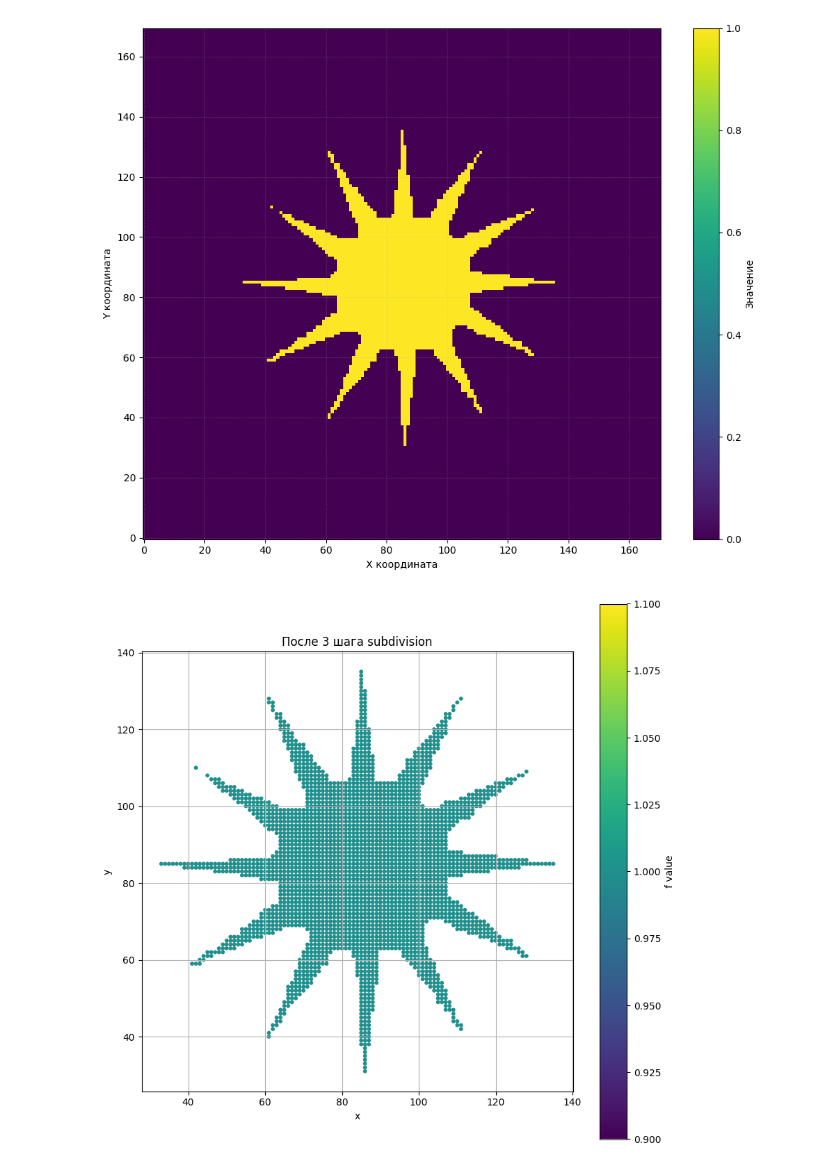
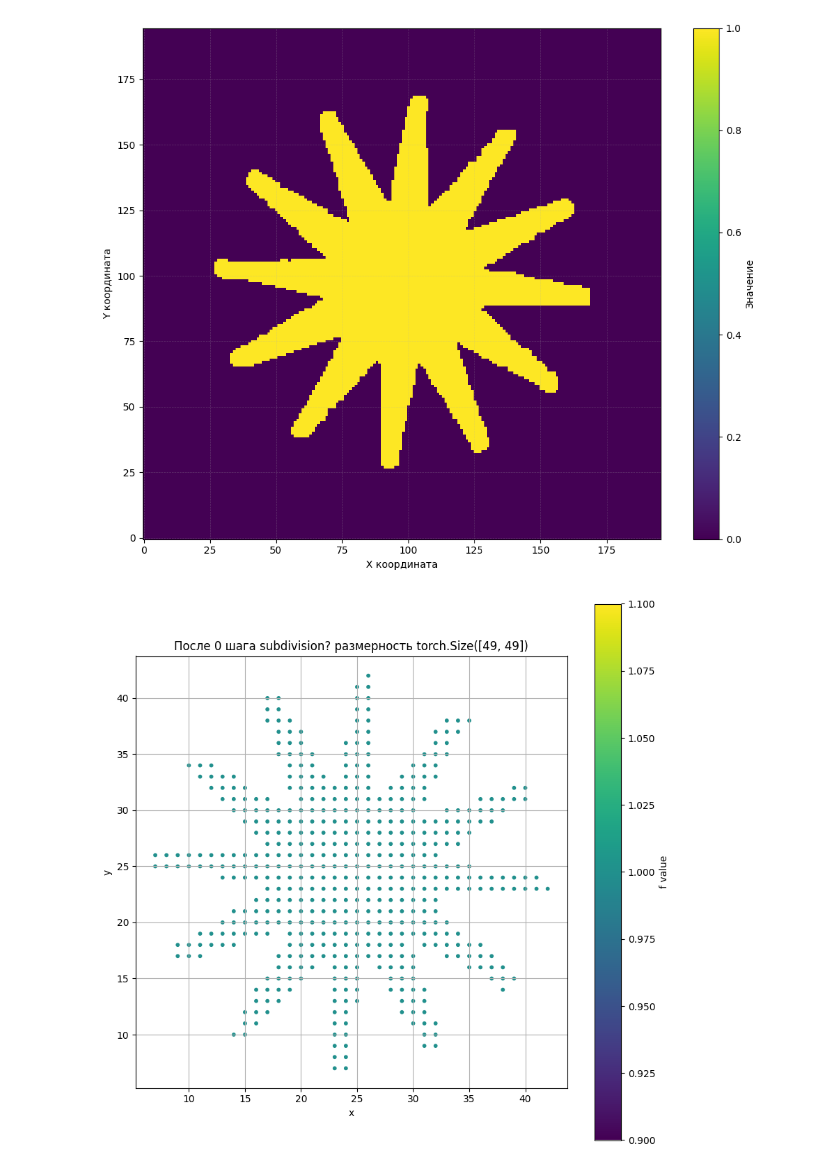
Before and after one commit to AlexanderShliakhturov/Application-of-subdivision-schemes-in-surface-approximation-problems, a Jupyter notebook: convs.ipynb, the cells around one changed output. Saved outputs shown, nothing was run; the diff lists cells and outputs as text; code cells hidden in the pictures.

```diff
--- a/convs.ipynb
+++ b/convs.ipynb
@@ -273,5 +311,5 @@ for i in range(2):
 # %%
-coef = 4
+coef = 3.5
 
 raw_data = np.loadtxt('./models/Turbine.txt').reshape(-1)
 int_cast_data = np.trunc(raw_data*coef*np.power(10,0)).astype(int).reshape(-1, 3)
@@ -345,14 +383,16 @@ plt.tight_layout()
 plt.savefig('./images/turbine_slice_conv_filled.png')
 plt.show()
 # %% [output]
-[figure, old version]
+[figure, new version]
 # %%
+step = 4
 plot_subdivision_points(
-        turbine_slice_conv_filled,
+        turbine_slice_conv_filled[::step,::step],
         threshold=0.01,
-        title=f"После {i+1} шага subdivision",
+        title=f"После {0} шага subdivision? размерность {turbine_slice_conv_filled[::step,::step].shape}",
         figsize=(10,10)
     )
+print()
 # %% [output]
-[figure, old version]
+[figure, new version]
 # %%
```
Also changed, not shown: parts of 16 cells of this notebook, 16 other files.
